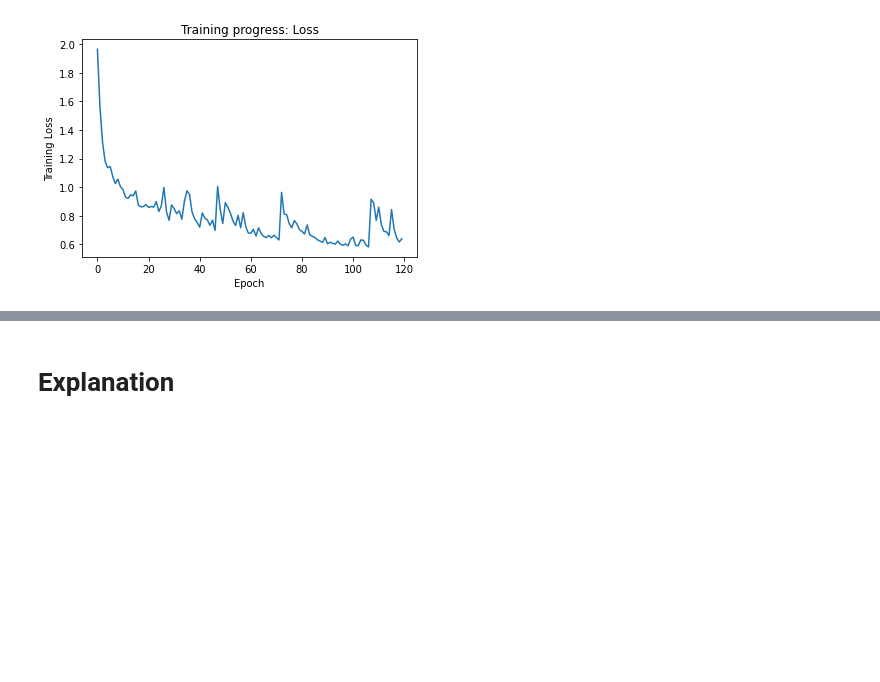
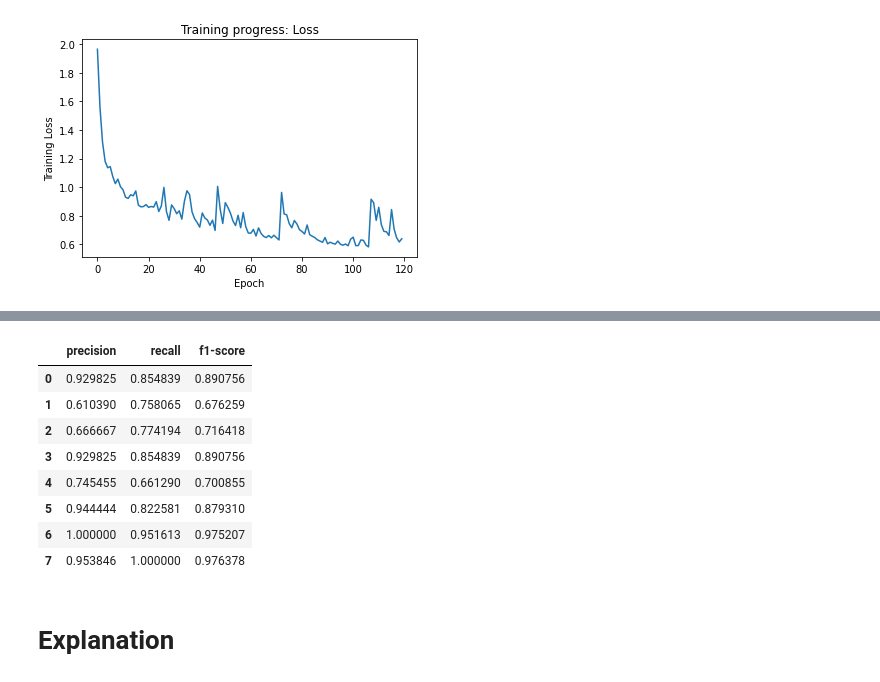
Before and after one commit to scumzilla/-ECE1512_2022W_ProjectRepo_StephanieDiNunzio, a Jupyter notebook: Project A/Project_A_Supp/HMT.ipynb, the cells around one changed output, grey strips where cells are left out. Drawn from its saved outputs; the diff is of its cells as text; code cells hidden in the pictures; blank space fills up the shorter version.

```diff
--- a/Project A/Project_A_Supp/HMT.ipynb
+++ b/Project A/Project_A_Supp/HMT.ipynb
@@ -185,3 +242,20 @@ print("test loss, test acc:", results)
+# %%
+# F Precision, Recall, and F-1
+from sklearn.metrics import classification_report
+report = classification_report(test_labels,pred_classes,output_dict=True)
+df = pd.DataFrame(report).transpose()
+df.pop('support')
+df[0:8]
+# %% [output]
+|  | precision | recall | f1-score |
+| 0 | 0.929825 | 0.854839 | 0.890756 |
+| 1 | 0.610390 | 0.758065 | 0.676259 |
+| 2 | 0.666667 | 0.774194 | 0.716418 |
+| 3 | 0.929825 | 0.854839 | 0.890756 |
+| 4 | 0.745455 | 0.661290 | 0.700855 |
+| 5 | 0.944444 | 0.822581 | 0.879310 |
+| 6 | 1.000000 | 0.951613 | 0.975207 |
+| 7 | 0.953846 | 1.000000 | 0.976378 |
 # %% [markdown]
 # Explanation
 # %% [markdown]
```
Also changed, not shown: parts of 15 cells of this notebook, 12 other files.
